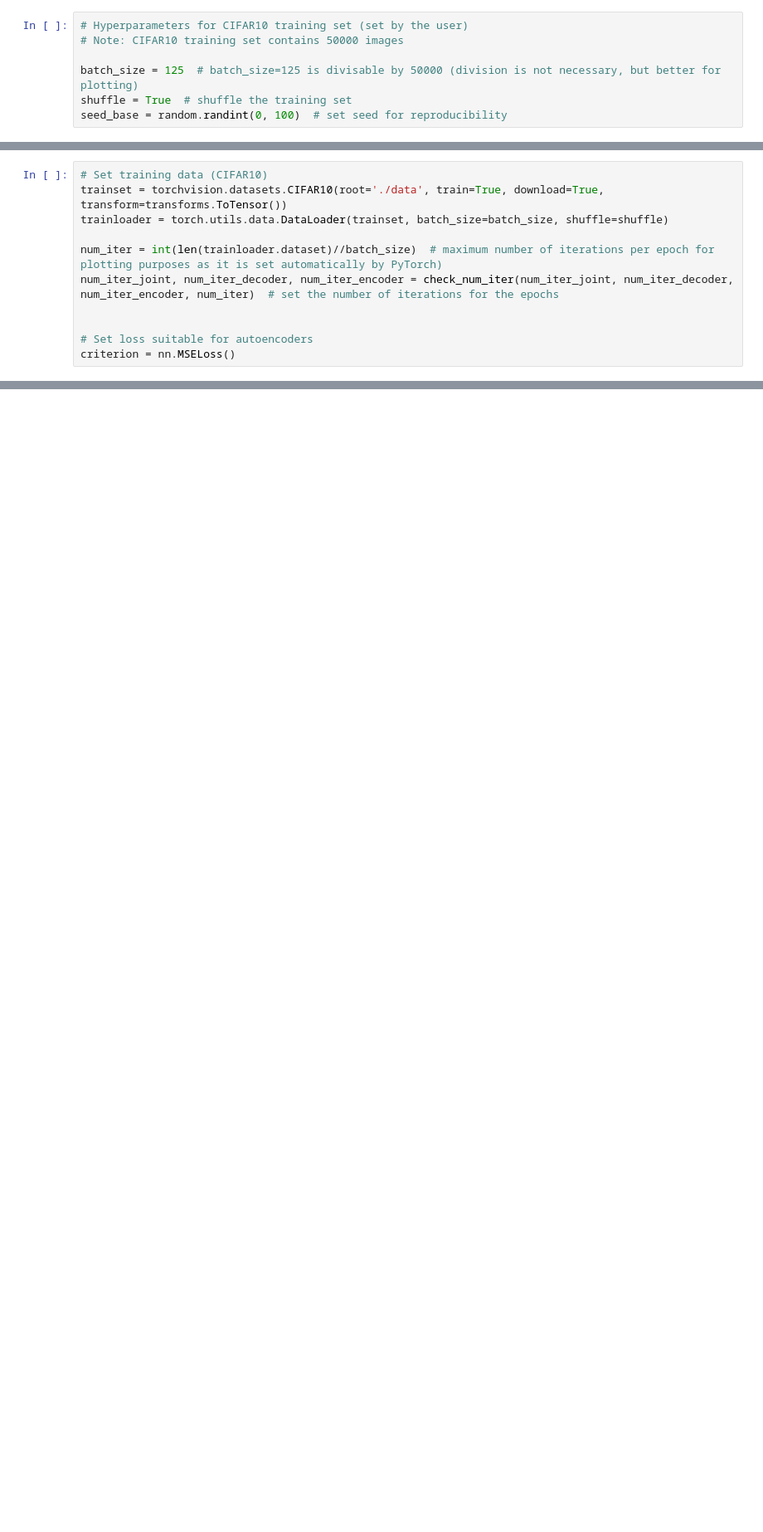
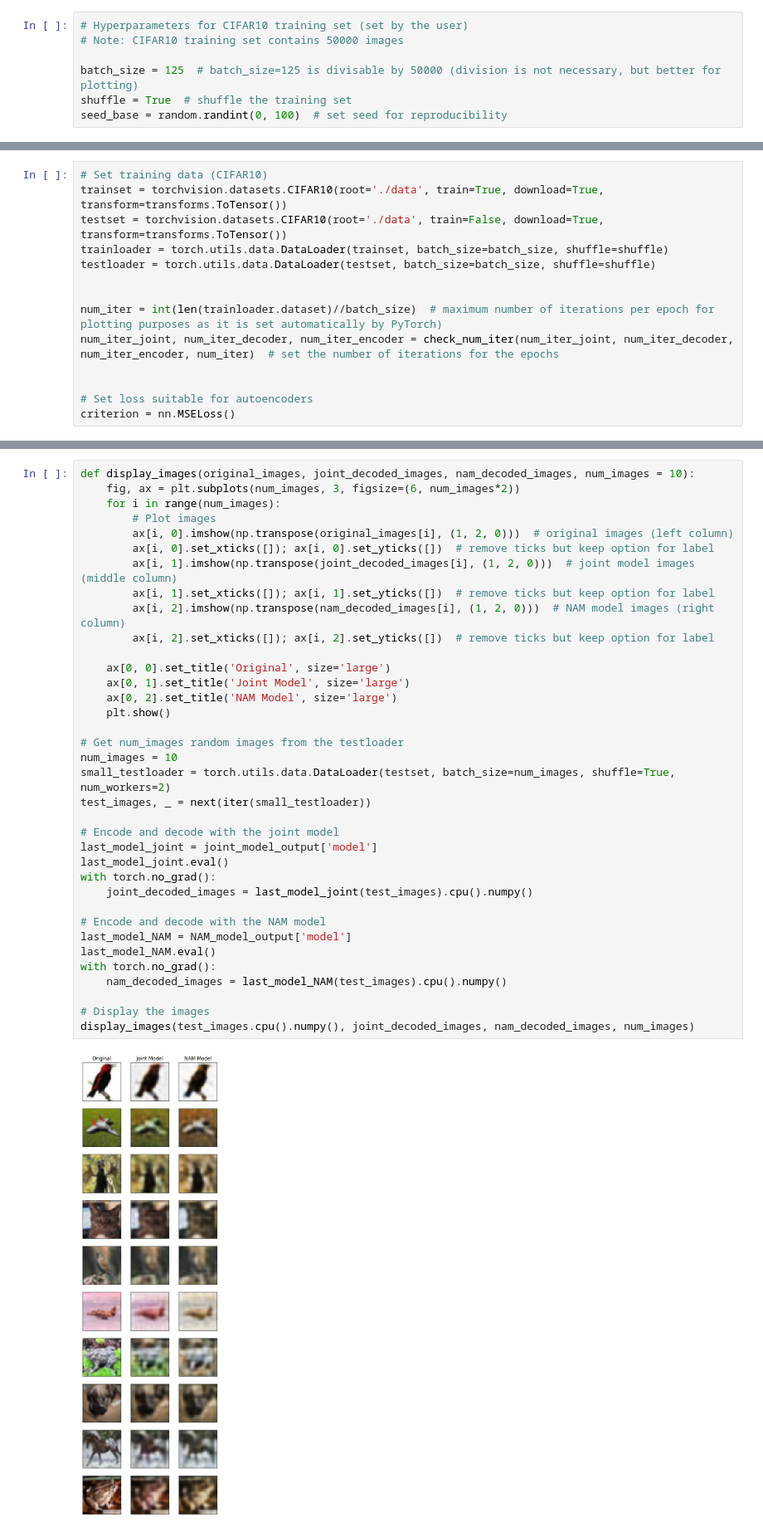
Before and after one commit to eyalgur1/AutoEncoders, a Jupyter notebook: AutoEncoder_CNN_PyTorch.ipynb, the cells around one changed output, grey strips where cells are left out. Shown: that part at 83% size. Saved outputs shown, nothing was run; the diff lists cells and outputs as text; blank space fills up the shorter version.

```diff
--- a/AutoEncoder_CNN_PyTorch.ipynb
+++ b/AutoEncoder_CNN_PyTorch.ipynb
@@ -125,7 +137,10 @@ def check_num_iter(num_iter_joint, num_iter_decoder, num_iter_encoder, num_iter)
 # %%
 # Set training data (CIFAR10)
 trainset = torchvision.datasets.CIFAR10(root='./data', train=True, download=True, transform=transforms.ToTensor())
+testset = torchvision.datasets.CIFAR10(root='./data', train=False, download=True, transform=transforms.ToTensor())
 trainloader = torch.utils.data.DataLoader(trainset, batch_size=batch_size, shuffle=shuffle)
+testloader = torch.utils.data.DataLoader(testset, batch_size=batch_size, shuffle=shuffle)
+
 
 num_iter = int(len(trainloader.dataset)//batch_size)  # maximum number of iterations per epoch for plotting purposes as it is set automatically by PyTorch)
 num_iter_joint, num_iter_decoder, num_iter_encoder = check_num_iter(num_iter_joint, num_iter_decoder, num_iter_encoder, num_iter)  # set the number of iterations for the epochs
@@ -412,0 +479,38 @@ Average run time per epoch:
+# %%
+def display_images(original_images, joint_decoded_images, nam_decoded_images, num_images = 10):
+    fig, ax = plt.subplots(num_images, 3, figsize=(6, num_images*2))
+    for i in range(num_images):
+        # Plot images
+        ax[i, 0].imshow(np.transpose(original_images[i], (1, 2, 0)))  # original images (left column)
+        ax[i, 0].set_xticks([]); ax[i, 0].set_yticks([])  # remove ticks but keep option for label
+        ax[i, 1].imshow(np.transpose(joint_decoded_images[i], (1, 2, 0)))  # joint model images (middle column)
+        ax[i, 1].set_xticks([]); ax[i, 1].set_yticks([])  # remove ticks but keep option for label
+        ax[i, 2].imshow(np.transpose(nam_decoded_images[i], (1, 2, 0)))  # NAM model images (right column)
+        ax[i, 2].set_xticks([]); ax[i, 2].set_yticks([])  # remove ticks but keep option for label
+
+    ax[0, 0].set_title('Original', size='large')
+    ax[0, 1].set_title('Joint Model', size='large')
+    ax[0, 2].set_title('NAM Model', size='large')
+    plt.show()
+
+# Get num_images random images from the testloader
+num_images = 10
+small_testloader = torch.utils.data.DataLoader(testset, batch_size=num_images, shuffle=True, num_workers=2)
+test_images, _ = next(iter(small_testloader))
+
+# Encode and decode with the joint model
+last_model_joint = joint_model_output['model']
+last_model_joint.eval()
+with torch.no_grad():
+    joint_decoded_images = last_model_joint(test_images).cpu().numpy()
+
+# Encode and decode with the NAM model
+last_model_NAM = NAM_model_output['model']
+last_model_NAM.eval()
+with torch.no_grad():
+    nam_decoded_images = last_model_NAM(test_images).cpu().numpy()
+
+# Display the images
+display_images(test_images.cpu().numpy(), joint_decoded_images, nam_decoded_images, num_images)
+# %% [output]
+[figure, added]
```
Also changed, not shown: parts of 7 cells of this notebook.
